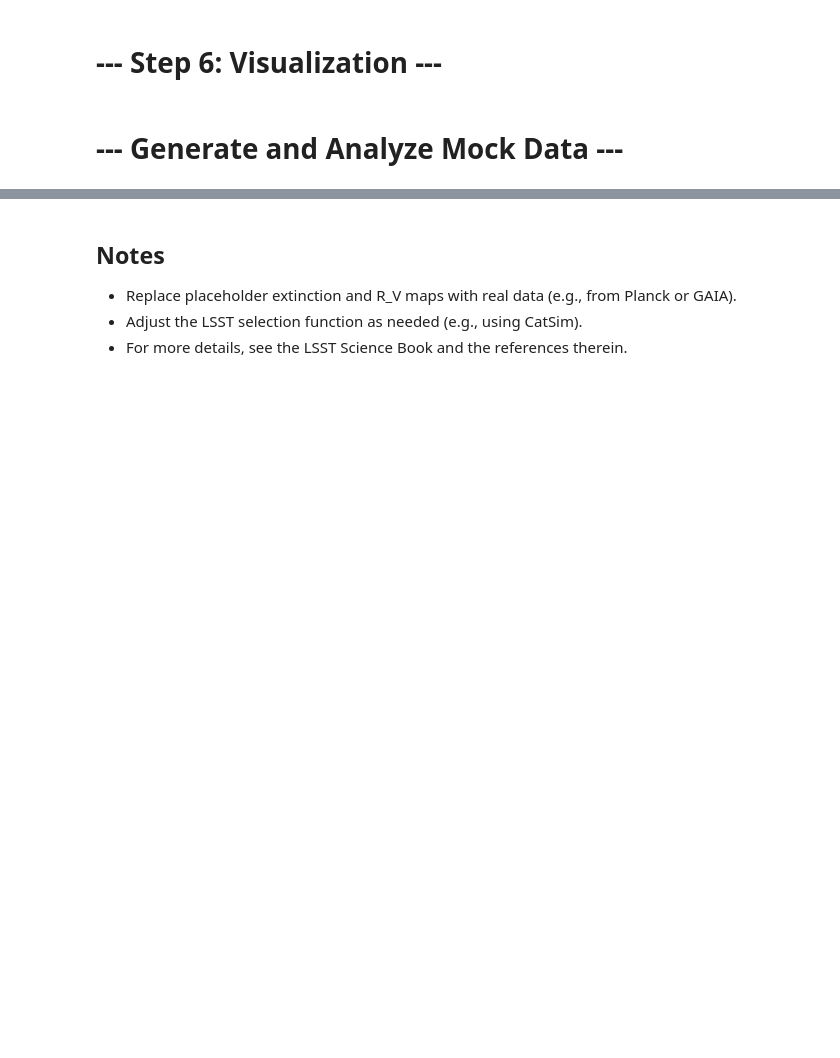
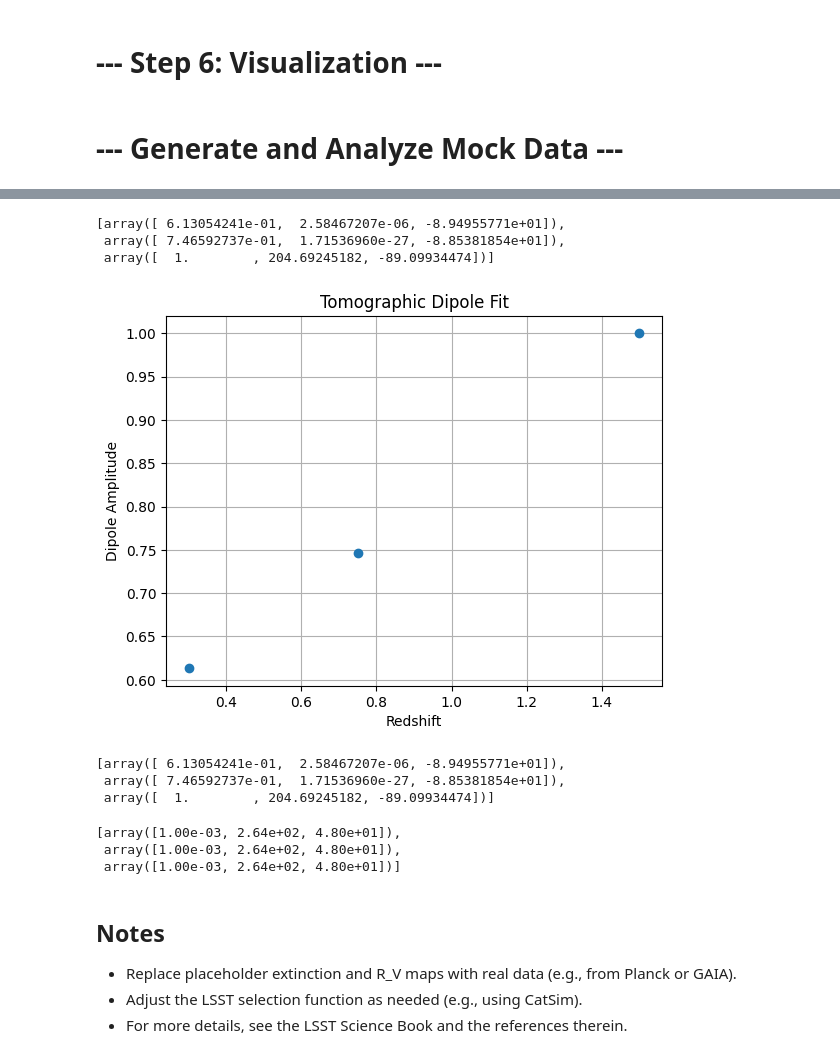
Before and after one commit to johannct/M2_Stage_Code, a Jupyter notebook: cosmic_dipole_formalism_emmy.ipynb, the cells around one changed output, grey strips where cells are left out. Cells and saved outputs as stored; diff of their text form; code cells hidden in the pictures; blank space fills up the shorter version.

```diff
--- a/cosmic_dipole_formalism_emmy.ipynb
+++ b/cosmic_dipole_formalism_emmy.ipynb
@@ -258,3 +351,23 @@ results
+# %%
+plot_dipole_fits(results_corrected, z_bins=[0.1, 0.5, 1.0, 2.0])
+results_corrected
+# %% [output]
+[array([ 6.13054241e-01,  2.58467207e-06, -8.94955771e+01]),
+ array([ 7.46592737e-01,  1.71536960e-27, -8.85381854e+01]),
+ array([  1.        , 204.69245182, -89.09934474])]
+[figure, added]
+# %%
+results_corrected
+# %% [output]
+[array([ 6.13054241e-01,  2.58467207e-06, -8.94955771e+01]),
+ array([ 7.46592737e-01,  1.71536960e-27, -8.85381854e+01]),
+ array([  1.        , 204.69245182, -89.09934474])]
+# %%
+results
+# %% [output]
+[array([1.00e-03, 2.64e+02, 4.80e+01]),
+ array([1.00e-03, 2.64e+02, 4.80e+01]),
+ array([1.00e-03, 2.64e+02, 4.80e+01])]
 # %% [markdown]
 ## Notes
 - Replace placeholder extinction and R_V maps with real data (e.g., from Planck or GAIA).
```
Also changed, not shown: parts of 8 cells of this notebook.
